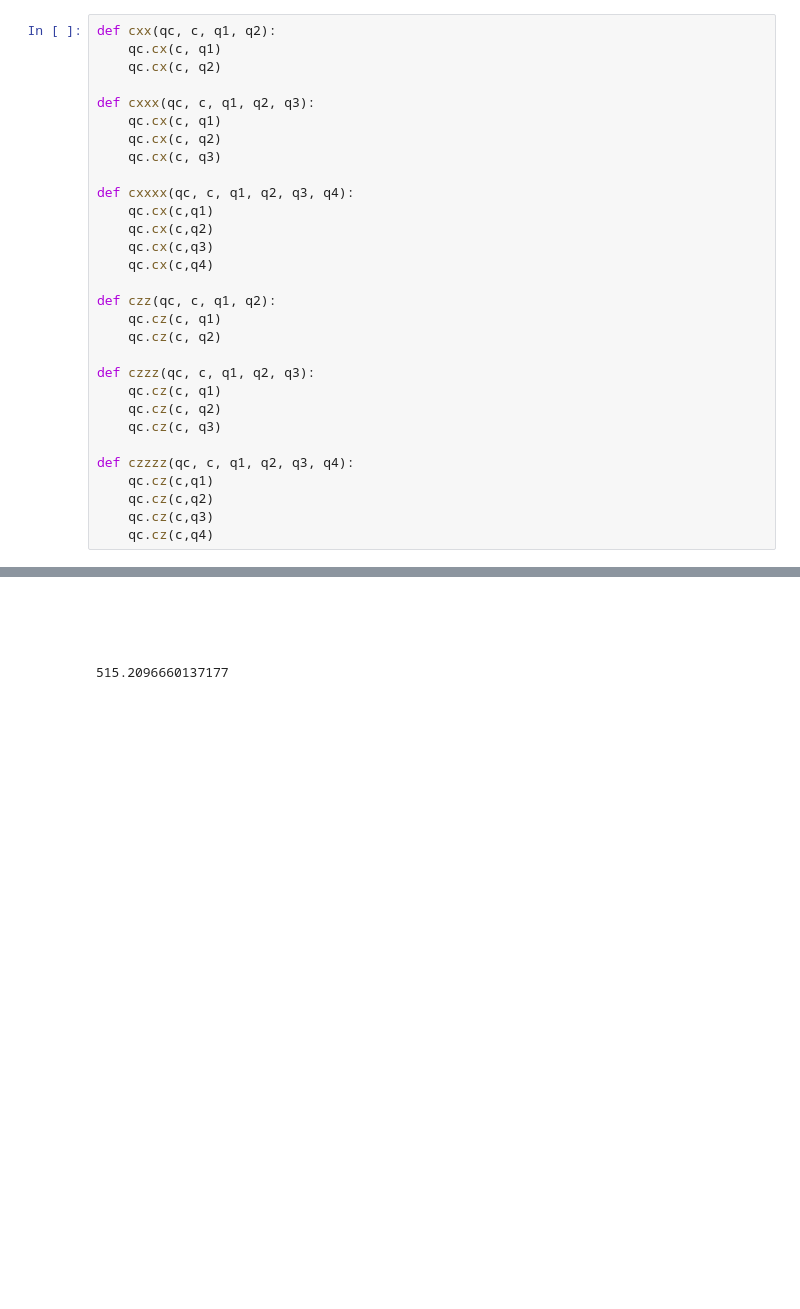
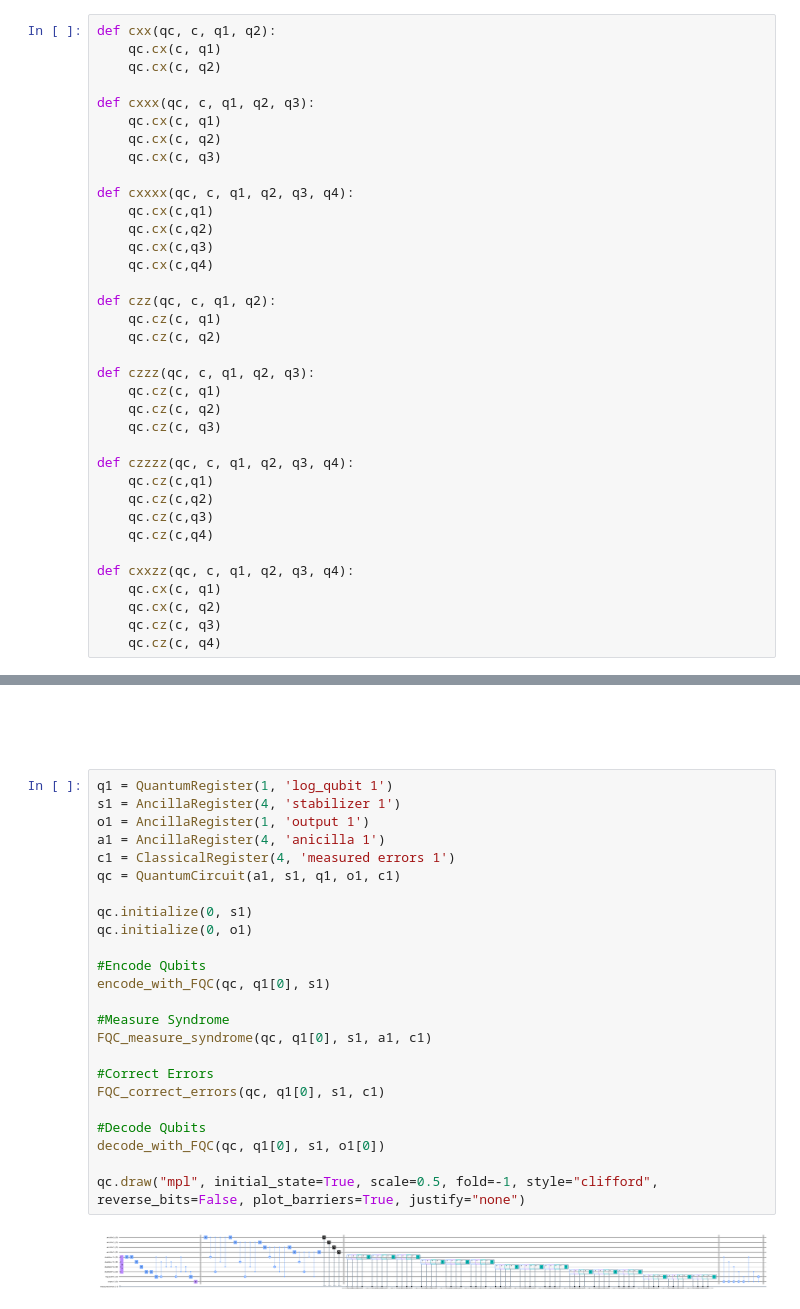
Before and after one commit to squid2010/ISEF2024-25, a Jupyter notebook: ISEF2024_5.ipynb, the cells around one changed output, grey strips where cells are left out. Cells and saved outputs as stored; diff of their text form; blank space fills up the shorter version.

Commit message:
added Five Qubit Code

```diff
--- a/ISEF2024_5.ipynb
+++ b/ISEF2024_5.ipynb
@@ -52,6 +52,12 @@ def czzzz(qc, c, q1, q2, q3, q4):
     qc.cz(c,q2)
     qc.cz(c,q3)
     qc.cz(c,q4)
+
+def cxxzz(qc, c, q1, q2, q3, q4):
+    qc.cx(c, q1)
+    qc.cx(c, q2)
+    qc.cz(c, q3)
+    qc.cz(c, q4)
 # %%
 def encode_with_shors(qc, log_reg, stab_reg):
     cxx(qc, log_reg[0], stab_reg[2], stab_reg[5])
@@ -591,6 +669,29 @@ plot_histogram(proc_results, filename="Results/steane.png")
 Five-qubit Error Correction Code
 </h3>
 # %%
+q1 = QuantumRegister(1, 'log_qubit 1')
+s1 = AncillaRegister(4, 'stabilizer 1')
+o1 = AncillaRegister(1, 'output 1')
+a1 = AncillaRegister(4, 'anicilla 1')
+c1 = ClassicalRegister(4, 'measured errors 1')
+qc = QuantumCircuit(a1, s1, q1, o1, c1)
+
+qc.initialize(0, s1)
+qc.initialize(0, o1)
+
+#Encode Qubits
+encode_with_FQC(qc, q1[0], s1)
+
+#Measure Syndrome
+FQC_measure_syndrome(qc, q1[0], s1, a1, c1)
+
+#Correct Errors
+FQC_correct_errors(qc, q1[0], s1, c1)
+
+#Decode Qubits
+decode_with_FQC(qc, q1[0], s1, o1[0])
+
+qc.draw("mpl", initial_state=True, scale=0.5, fold=-1, style="clifford", reverse_bits=False, plot_barriers=True, justify="none")
 # %% [output]
-515.2096660137177
+[figure, added]
 # %%
```
Also changed, not shown: parts of 6 cells of this notebook, 1 other file.
